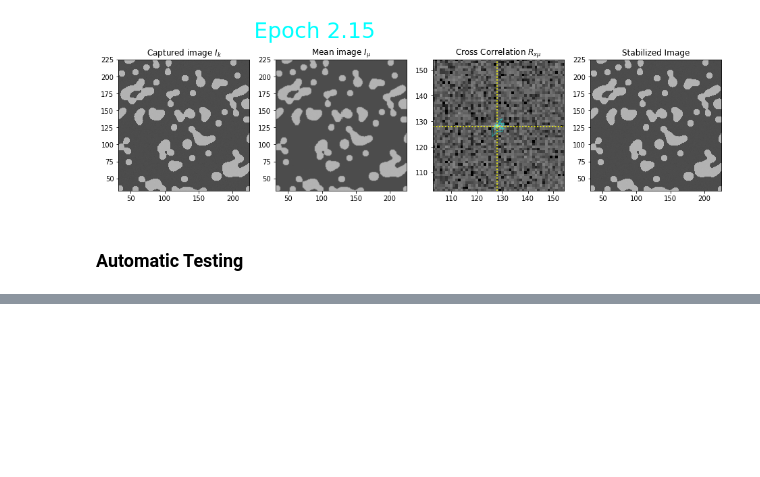
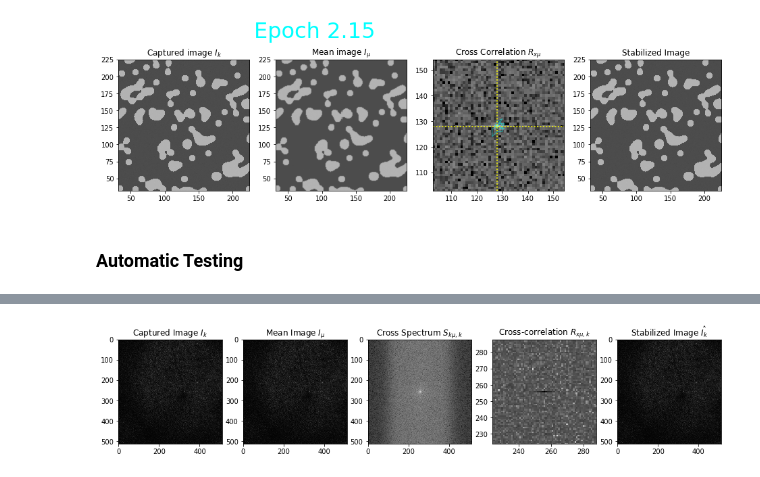
Before and after one commit to 12AT7/allen-interview, a Jupyter notebook: motion.ipynb, the cells around one changed output, grey strips where cells are left out. Saved outputs shown, nothing was run; the diff lists cells and outputs as text; code cells hidden in the pictures; blank space fills up the shorter version.

```diff
--- a/motion.ipynb
+++ b/motion.ipynb
@@ -321,0 +331,8 @@ anim
+# %%
+imagestack = np.load('data.npy')
+norm = float(np.max(imagestack))
+correction = MotionCorrect([imagestack[0]/norm])
+frame = next(correction)
+plot_frame(frame)
+# %% [output]
+[figure, added]
```
Also changed, not shown: parts of 6 cells of this notebook.
